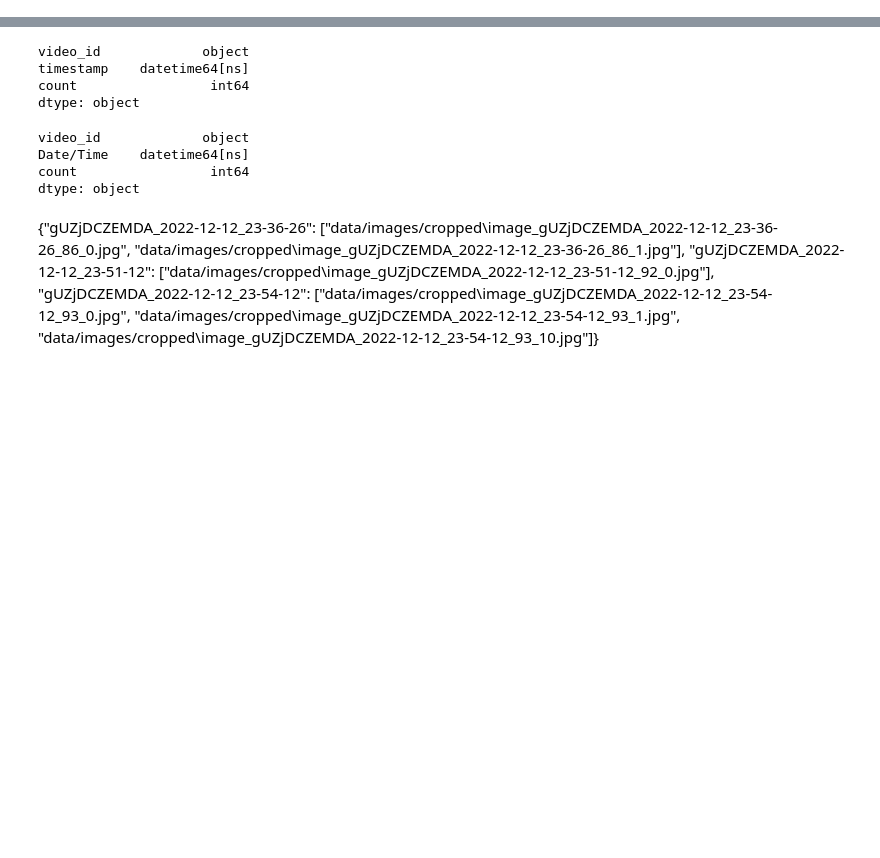
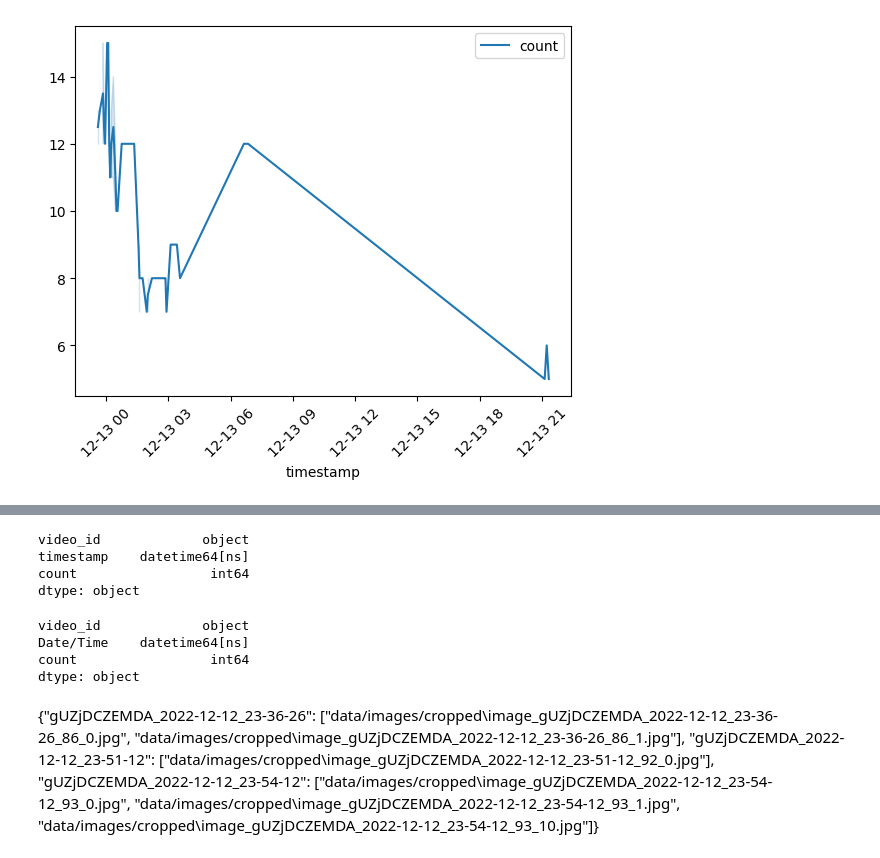
Before and after one commit to CharlesLehnen/DSCI-510-Principles-of-Programming-for-Data-Science, a Jupyter notebook: code/analyze_data.ipynb, the cells around one changed output, grey strips where cells are left out. Drawn from its saved outputs; the diff is of its cells as text; code cells hidden in the pictures; blank space fills up the shorter version.

```diff
--- a/code/analyze_data.ipynb
+++ b/code/analyze_data.ipynb
@@ -1,8 +1,8 @@
 # %%
 import seaborn as sns
+from seaborn import FacetGrid
 import pandas as pd
-import pyperclip
-import json
+import matplotlib.pyplot as plt
 import os
 
 # Create empty dict
@@ -37,23 +37,12 @@ for key, value in file_dict.items():
 
 df = pd.DataFrame(rows, columns=["video_id", "timestamp", "count"])
 df['timestamp']=pd.to_datetime(df['timestamp'],format='%Y-%m-%d_%H-%M-%S')
-print(df.dtypes)
-print(df)
 
-# # Determine the minimum and maximum datetime values
-# min_timestamp = df['timestamp'].min()
-# max_timestamp = df['timestamp'].max()
 
-# # Create a FacetGrid object with a scatterplot
-# g = sns.FacetGrid(df)
-# g.map(sns.lineplot, 'timestamp', 'count')
+# Set the timestamp column as the index of the dataframe
+df.set_index("timestamp", inplace=True)
 
-# # Set the x-axis limits to the minimum and maximum datetime values
-# g.set(xlim=(min_timestamp, max_timestamp))
-
-# # Set the tick intervals so that each tick is every 5 datetime values along the x-axis
-# g.set(xticks=df['timestamp'][::5])
-
-# # Show the plot
-# plt.show()
+# Use seaborn to plot the timeseries
+sns.lineplot(data=df)
+plt.xticks(rotation=45)
 # %% [output]
@@ -77,3 +59,4 @@ dtype: object
+[figure, added]
 # %%
 df
 # %% [output]
```
Also changed, not shown: parts of 3 cells of this notebook, 1 other file.
